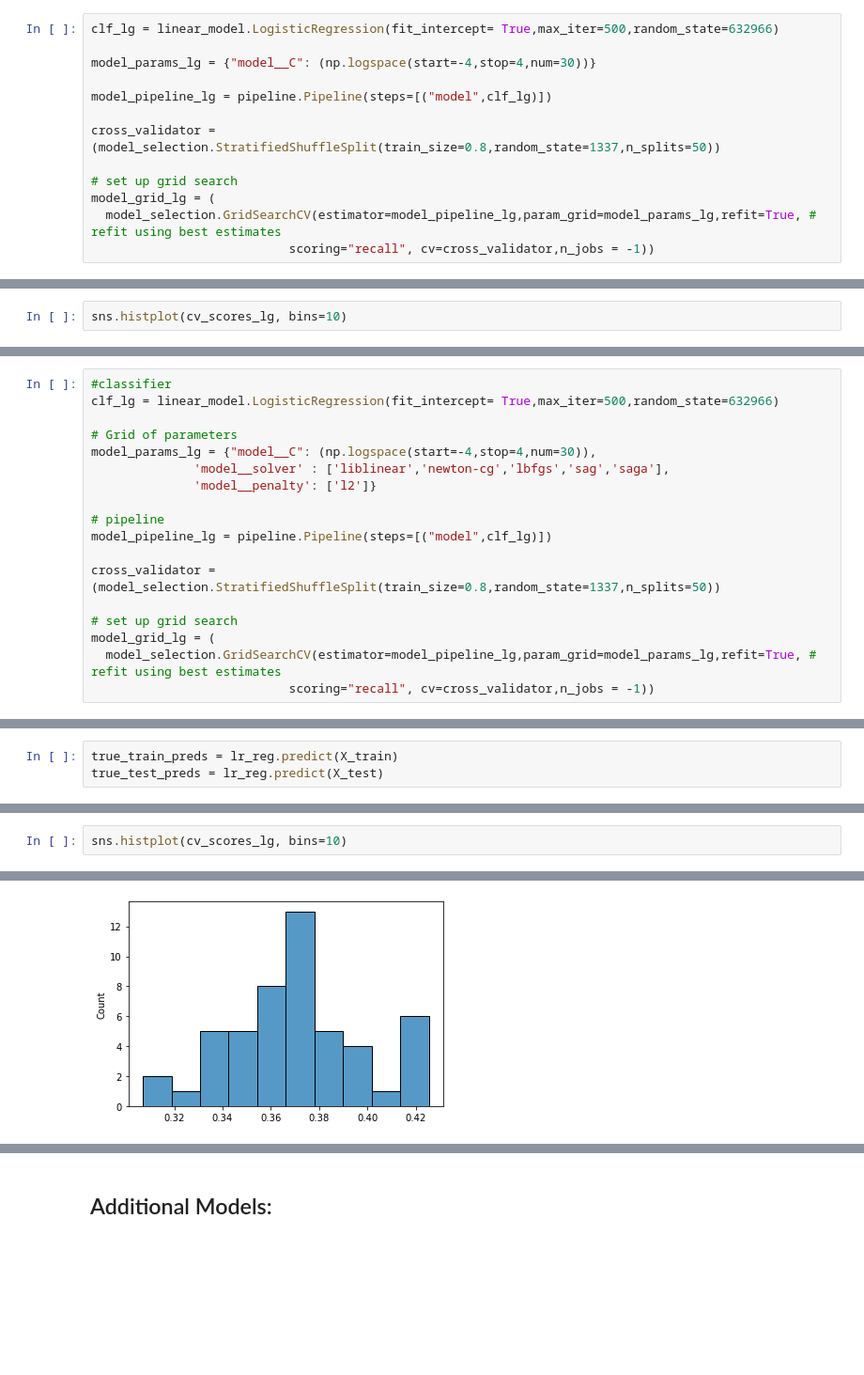
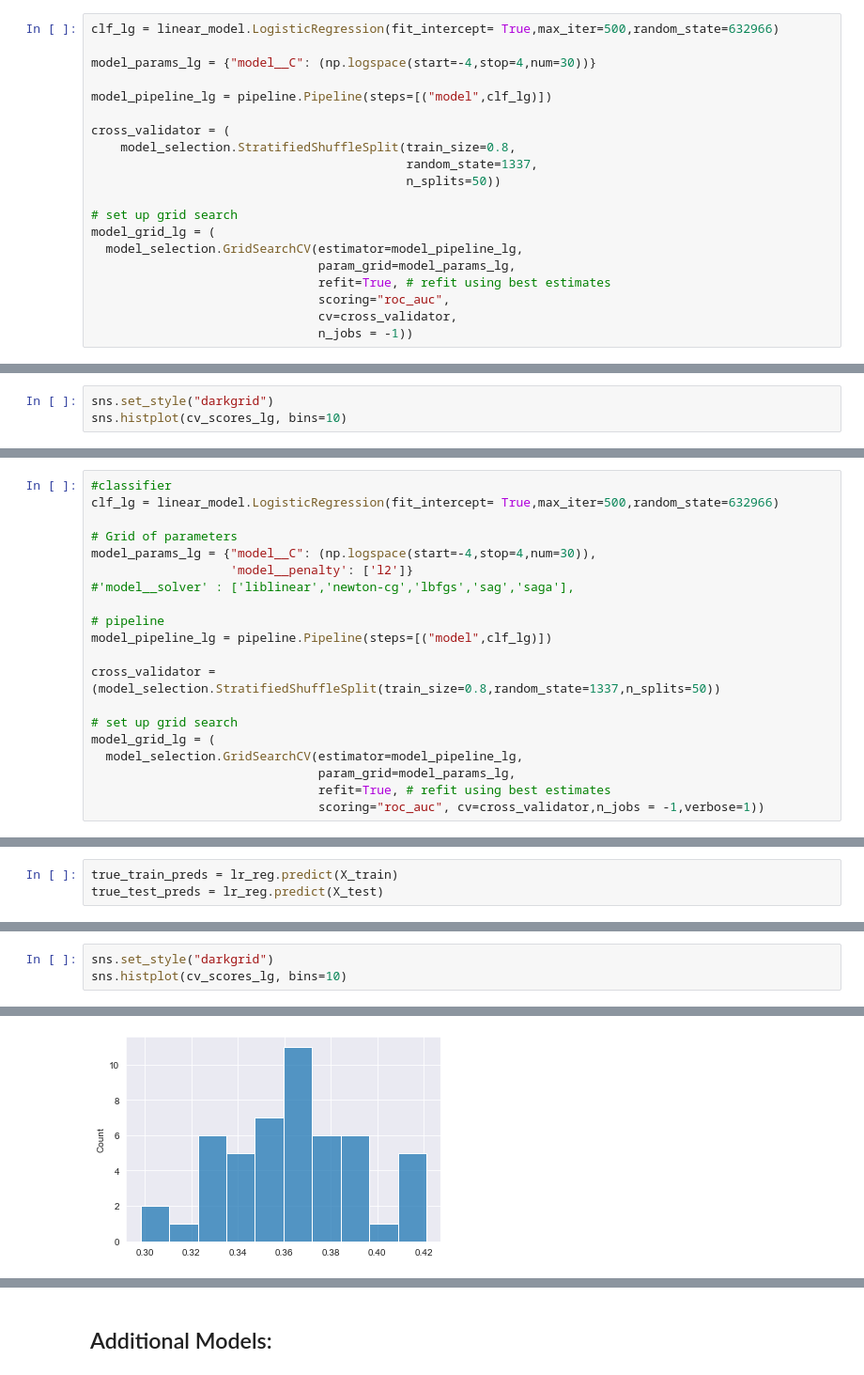
Before and after one commit to shaisid01/Data-Science, a Jupyter notebook: CapstoneProjects/Capstone 2/Notebooks/05_modeling.ipynb, the cells around one changed output, grey strips where cells are left out. Shown at 94% size. Drawn from its saved outputs; the diff is of its cells as text; blank space fills up the shorter version.

```diff
--- a/CapstoneProjects/Capstone 2/Notebooks/05_modeling.ipynb
+++ b/CapstoneProjects/Capstone 2/Notebooks/05_modeling.ipynb
@@ -321,12 +270,19 @@ model_params_lg = {"model__C": (np.logspace(start=-4,stop=4,num=30))}
 
 model_pipeline_lg = pipeline.Pipeline(steps=[("model",clf_lg)])
 
-cross_validator = (model_selection.StratifiedShuffleSplit(train_size=0.8,random_state=1337,n_splits=50))
+cross_validator = (
+    model_selection.StratifiedShuffleSplit(train_size=0.8,
+                                           random_state=1337,
+                                           n_splits=50))
 
 # set up grid search
 model_grid_lg = (
-  model_selection.GridSearchCV(estimator=model_pipeline_lg,param_grid=model_params_lg,refit=True, # refit using best estimates
-                           scoring="recall", cv=cross_validator,n_jobs = -1))
+  model_selection.GridSearchCV(estimator=model_pipeline_lg,
+                               param_grid=model_params_lg,
+                               refit=True, # refit using best estimates
+                               scoring="roc_auc",
+                               cv=cross_validator,
+                               n_jobs = -1))
 # %%
 %%time
 lg_mod = model_grid_lg.fit(X_train,y_train)
@@ -360,4 +316,5 @@ print(f" 2.5%:{cv_quantiles[0]:.3f},97.5%:{cv_quantiles[1]:.3f}")
 # %%
+sns.set_style("darkgrid")
 sns.histplot(cv_scores_lg, bins=10)
 # %% [output]
 <AxesSubplot:ylabel='Count'>
@@ -432,8 +386,8 @@ clf_lg = linear_model.LogisticRegression(fit_intercept= True,max_iter=500,random
 
 # Grid of parameters
 model_params_lg = {"model__C": (np.logspace(start=-4,stop=4,num=30)),
-              'model__solver' : ['liblinear','newton-cg','lbfgs','sag','saga'],
-              'model__penalty': ['l2']}
+                   'model__penalty': ['l2']}
+#'model__solver' : ['liblinear','newton-cg','lbfgs','sag','saga'],
 
 # pipeline
 model_pipeline_lg = pipeline.Pipeline(steps=[("model",clf_lg)])
@@ -442,8 +396,10 @@ cross_validator = (model_selection.StratifiedShuffleSplit(train_size=0.8,random_
 
 # set up grid search
 model_grid_lg = (
-  model_selection.GridSearchCV(estimator=model_pipeline_lg,param_grid=model_params_lg,refit=True, # refit using best estimates
-                           scoring="recall", cv=cross_validator,n_jobs = -1))
+  model_selection.GridSearchCV(estimator=model_pipeline_lg,
+                               param_grid=model_params_lg,
+                               refit=True, # refit using best estimates
+                               scoring="roc_auc", cv=cross_validator,n_jobs = -1,verbose=1))
 # %%
 %%time
 # Fit the best algorithm to the data.
@@ -503,8 +458,9 @@ print(f" 2.5%:{cv_quantiles[0]:.3f},97.5%:{cv_quantiles[1]:.3f}")
 # %%
+sns.set_style("darkgrid")
 sns.histplot(cv_scores_lg, bins=10)
 # %% [output]
 <AxesSubplot:ylabel='Count'>
-[figure, old version]
+[figure, new version]
 # %%
 max_thresh(cv_scores_lg)
 # %% [output]
```
Also changed, not shown: parts of 141 cells of this notebook, 2 other files.
